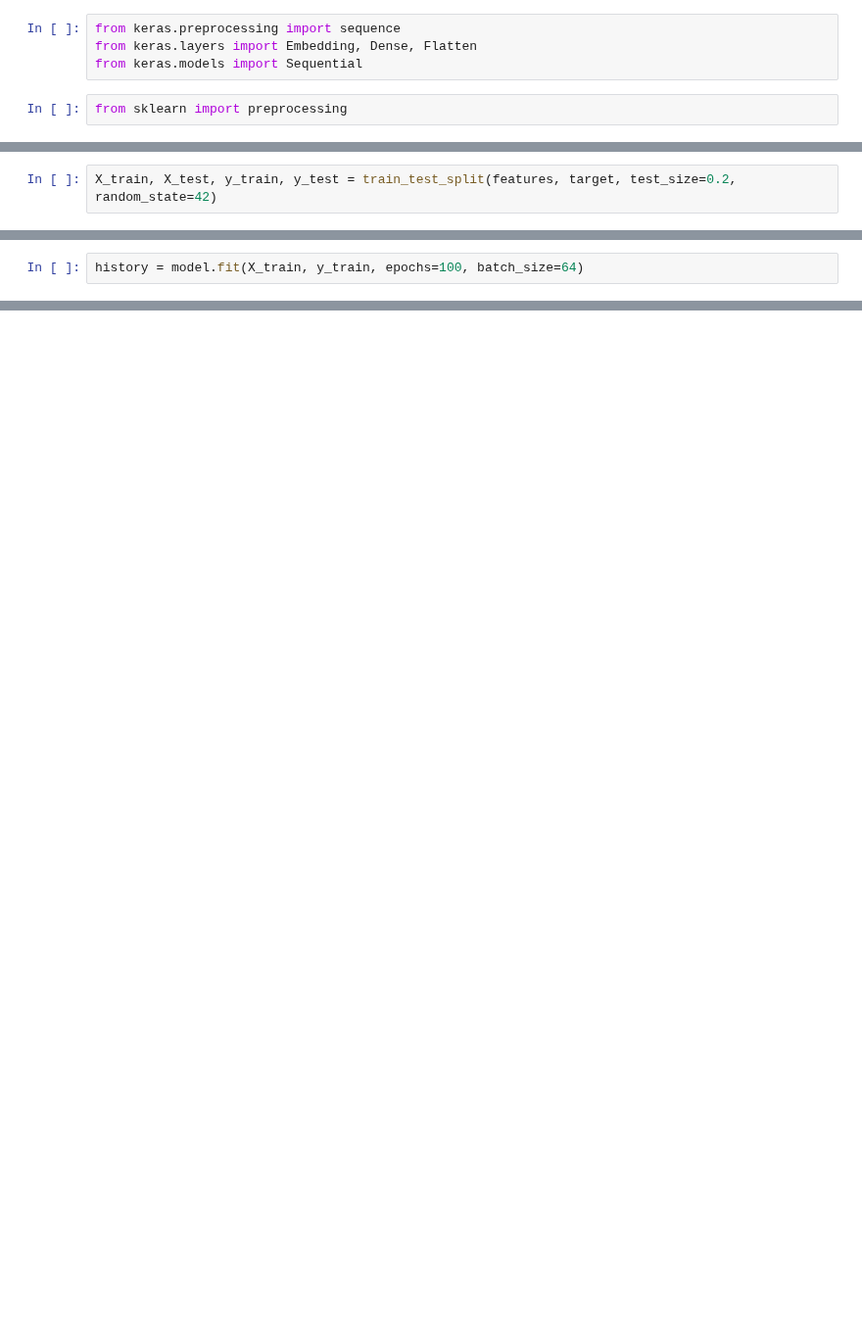
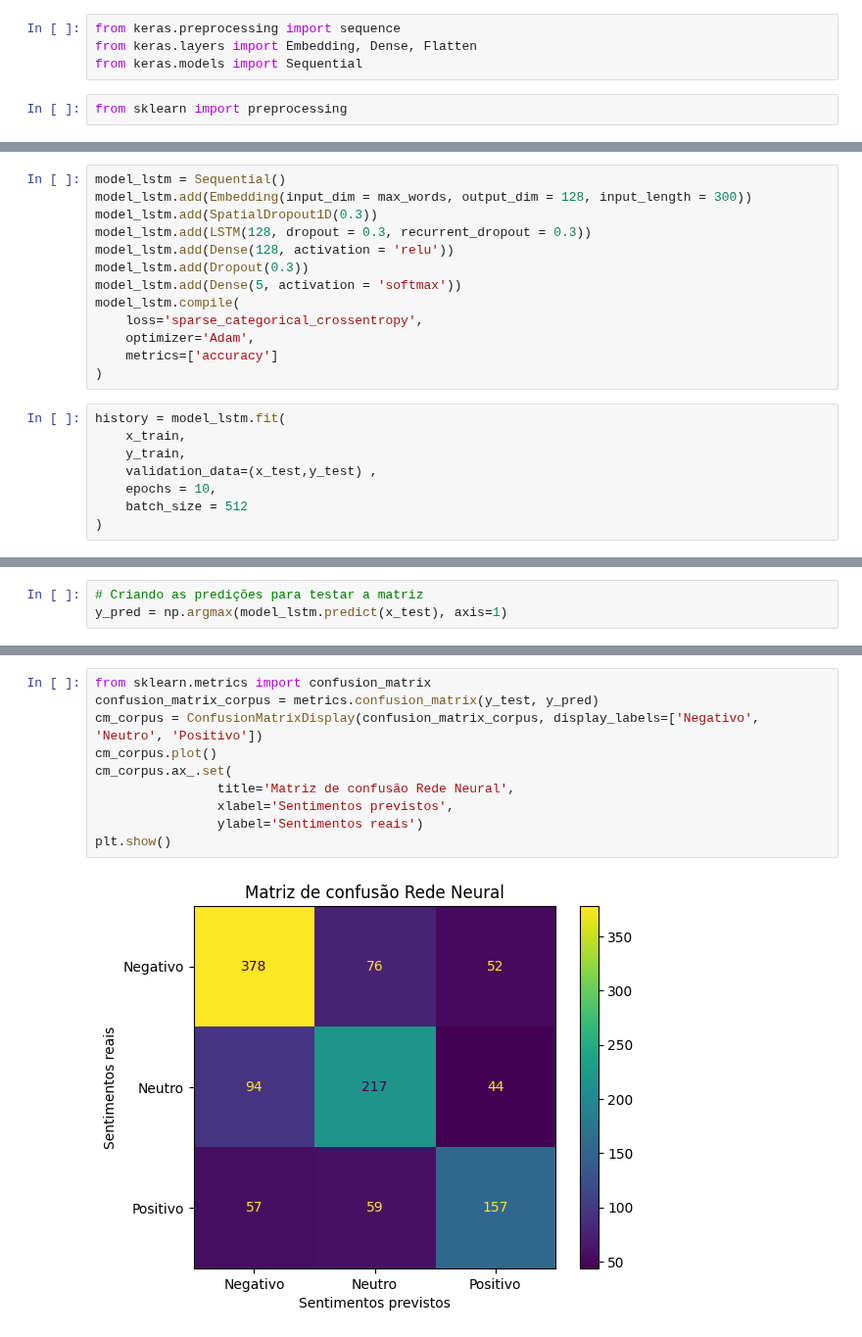
Before and after one commit to 2023M6T4-Inteli/Projeto4, a Jupyter notebook: src/embedding_layers.ipynb, the cells around one changed output, grey strips where cells are left out. Shown at 98% size. Drawn from its saved outputs; the diff is of its cells as text; blank space fills up the shorter version.

Commit message:
Embedding layers
Criação da rede neural com embedding layers lstm

```diff
--- a/src/embedding_layers.ipynb
+++ b/src/embedding_layers.ipynb
@@ -38,2 +94,0 @@ features = df_cbow.iloc[:,0:50]
-# %%
-X_train, X_test, y_train, y_test = train_test_split(features, target, test_size=0.2, random_state=42)
@@ -60,3 +109,22 @@ model.compile(loss='binary_crossentropy', optimizer='adam', metrics=['accuracy']
+# %%
+model_lstm = Sequential()
+model_lstm.add(Embedding(input_dim = max_words, output_dim = 128, input_length = 300))
+model_lstm.add(SpatialDropout1D(0.3))
+model_lstm.add(LSTM(128, dropout = 0.3, recurrent_dropout = 0.3))
+model_lstm.add(Dense(128, activation = 'relu'))
+model_lstm.add(Dropout(0.3))
+model_lstm.add(Dense(5, activation = 'softmax'))
+model_lstm.compile(
+    loss='sparse_categorical_crossentropy',
+    optimizer='Adam',
+    metrics=['accuracy']
+)
 # %%
-history = model.fit(X_train, y_train, epochs=100, batch_size=64)
+history = model_lstm.fit(
+    x_train,
+    y_train,
+    validation_data=(x_test,y_test) ,
+    epochs = 10,
+    batch_size = 512
+)
 # %% [output]
@@ -83,0 +179,3 @@ y_pred = model.predict(X_test)
+# %%
+# Criando as predições para testar a matriz
+y_pred = np.argmax(model_lstm.predict(x_test), axis=1)
@@ -83,0 +191,12 @@ y_pred = model.predict(X_test)
+# %%
+from sklearn.metrics import confusion_matrix
+confusion_matrix_corpus = metrics.confusion_matrix(y_test, y_pred)
+cm_corpus = ConfusionMatrixDisplay(confusion_matrix_corpus, display_labels=['Negativo', 'Neutro', 'Positivo'])
+cm_corpus.plot()
+cm_corpus.ax_.set(
+                title='Matriz de confusão Rede Neural',
+                xlabel='Sentimentos previstos',
+                ylabel='Sentimentos reais')
+plt.show()
+# %% [output]
+[figure, added]
```
Also changed, not shown: parts of 28 cells of this notebook.
